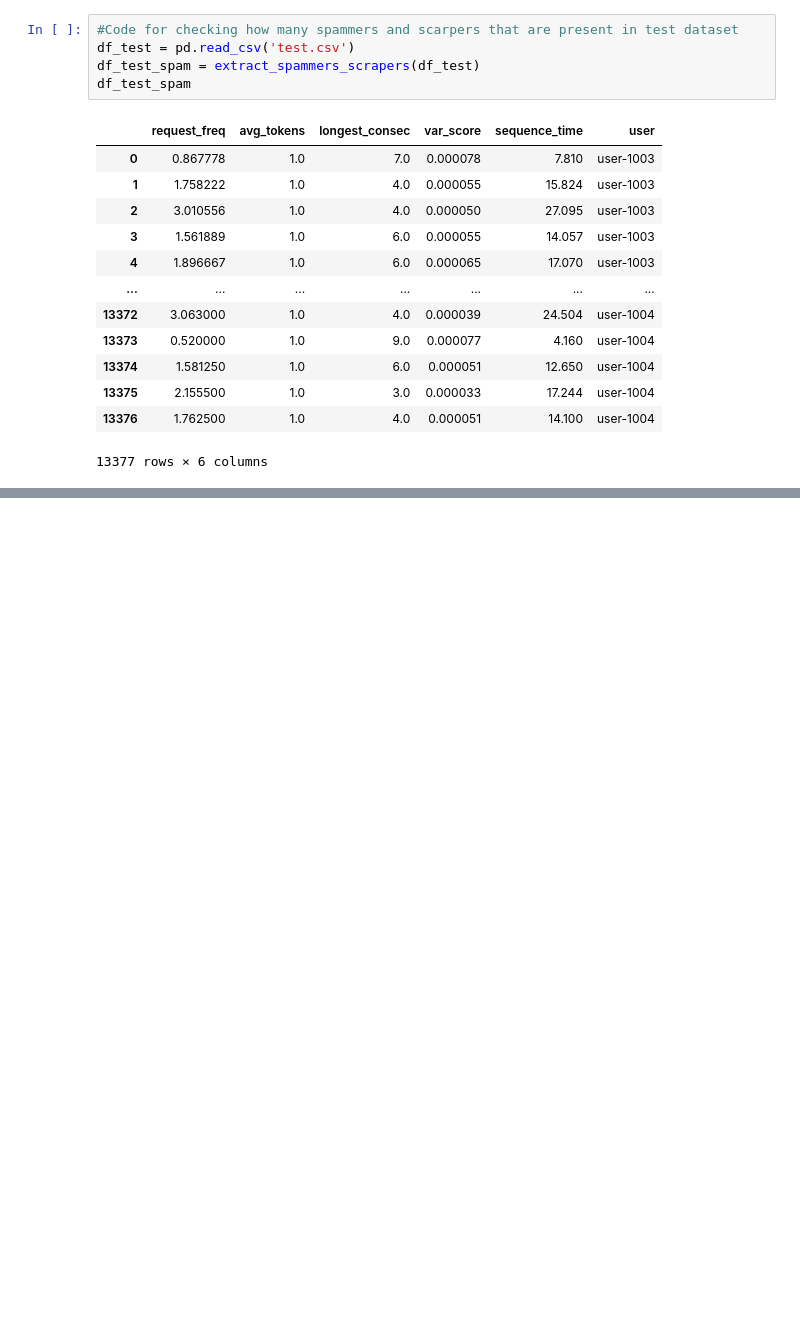
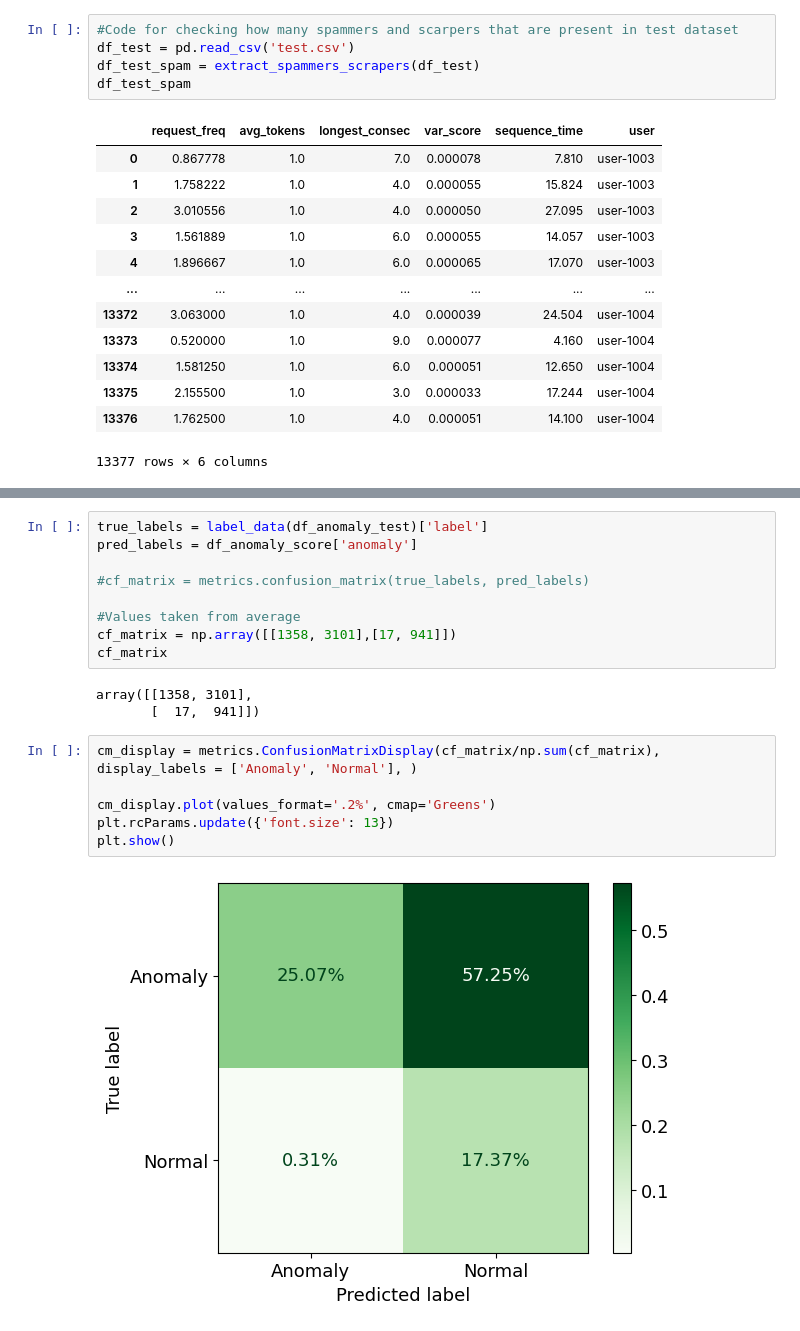
Before and after one commit to Request-analysis-ML/request-analyzer-model, a Jupyter notebook: notebooks/isolation_forest.ipynb, the cells around one changed output, grey strips where cells are left out. Drawn from its saved outputs; the diff is of its cells as text; blank space fills up the shorter version.

Commit message:
Added visuals

```diff
--- a/notebooks/isolation_forest.ipynb
+++ b/notebooks/isolation_forest.ipynb
@@ -105,0 +120,20 @@ sns.pairplot(df_anomaly_test, vars=anomaly_inputs, hue='anomaly', palette=palett
+# %%
+true_labels = label_data(df_anomaly_test)['label']
+pred_labels = df_anomaly_score['anomaly']
+
+#cf_matrix = metrics.confusion_matrix(true_labels, pred_labels)
+
+#Values taken from average
+cf_matrix = np.array([[1358, 3101],[17, 941]])
+cf_matrix
+# %% [output]
+array([[1358, 3101],
+       [  17,  941]])
+# %%
+cm_display = metrics.ConfusionMatrixDisplay(cf_matrix/np.sum(cf_matrix), display_labels = ['Anomaly', 'Normal'], )
+
+cm_display.plot(values_format='.2%', cmap='Greens')
+plt.rcParams.update({'font.size': 13})
+plt.show()
+# %% [output]
+[figure, added]
```
Also changed, not shown: parts of 8 cells of this notebook, 2 other files.
